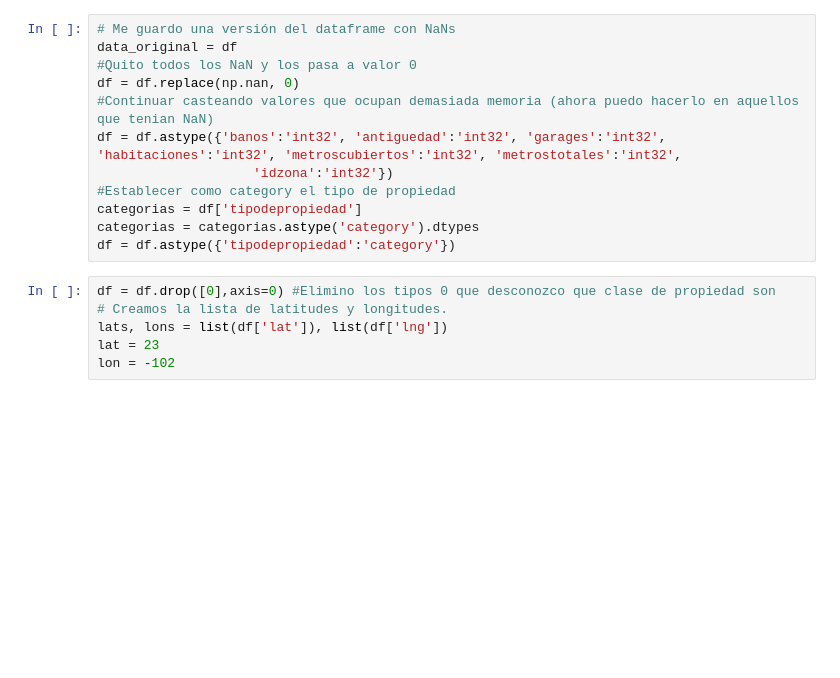
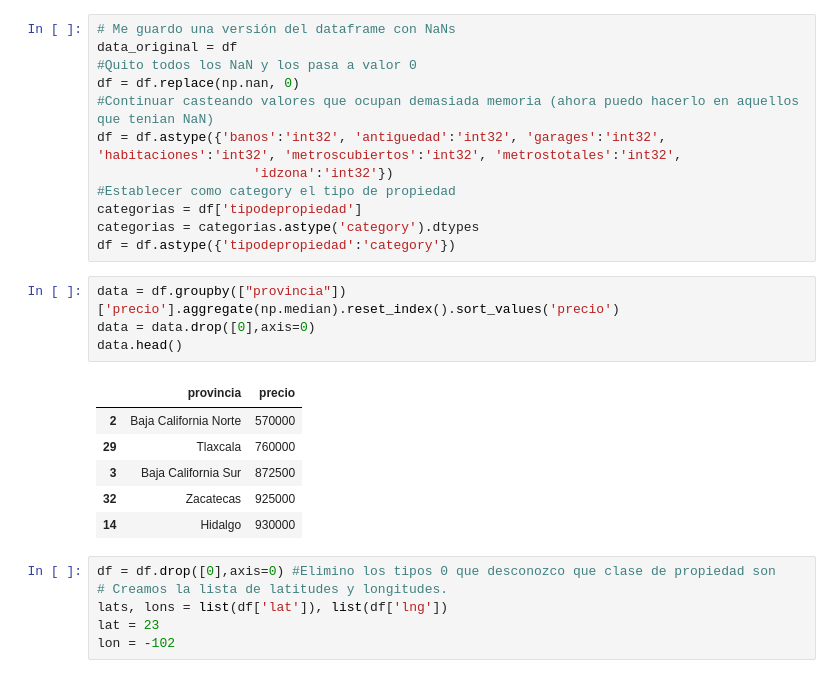
Before and after one commit to luctiz/Grupo43-TP1, a Jupyter notebook: Pruebas_Maps.ipynb, the cells around one changed output. Saved outputs shown, nothing was run; the diff lists cells and outputs as text; blank space fills up the shorter version.

```diff
--- a/Pruebas_Maps.ipynb
+++ b/Pruebas_Maps.ipynb
@@ -54,6 +54,17 @@ df = df.astype({'banos':'int32', 'antiguedad':'int32', 'garages':'int32', 'habit
 categorias = df['tipodepropiedad']
 categorias = categorias.astype('category').dtypes
 df = df.astype({'tipodepropiedad':'category'})
+# %%
+data = df.groupby(["provincia"])['precio'].aggregate(np.median).reset_index().sort_values('precio')
+data = data.drop([0],axis=0)
+data.head()
+# %% [output]
+|  | provincia | precio |
+| 2 | Baja California Norte | 570000 |
+| 29 | Tlaxcala | 760000 |
+| 3 | Baja California Sur | 872500 |
+| 32 | Zacatecas | 925000 |
+| 14 | Hidalgo | 930000 |
 # %%
 df = df.drop([0],axis=0) #Elimino los tipos 0 que desconozco que clase de propiedad son
 # Creamos la lista de latitudes y longitudes.
```
Also changed, not shown: parts of 2 cells of this notebook.
